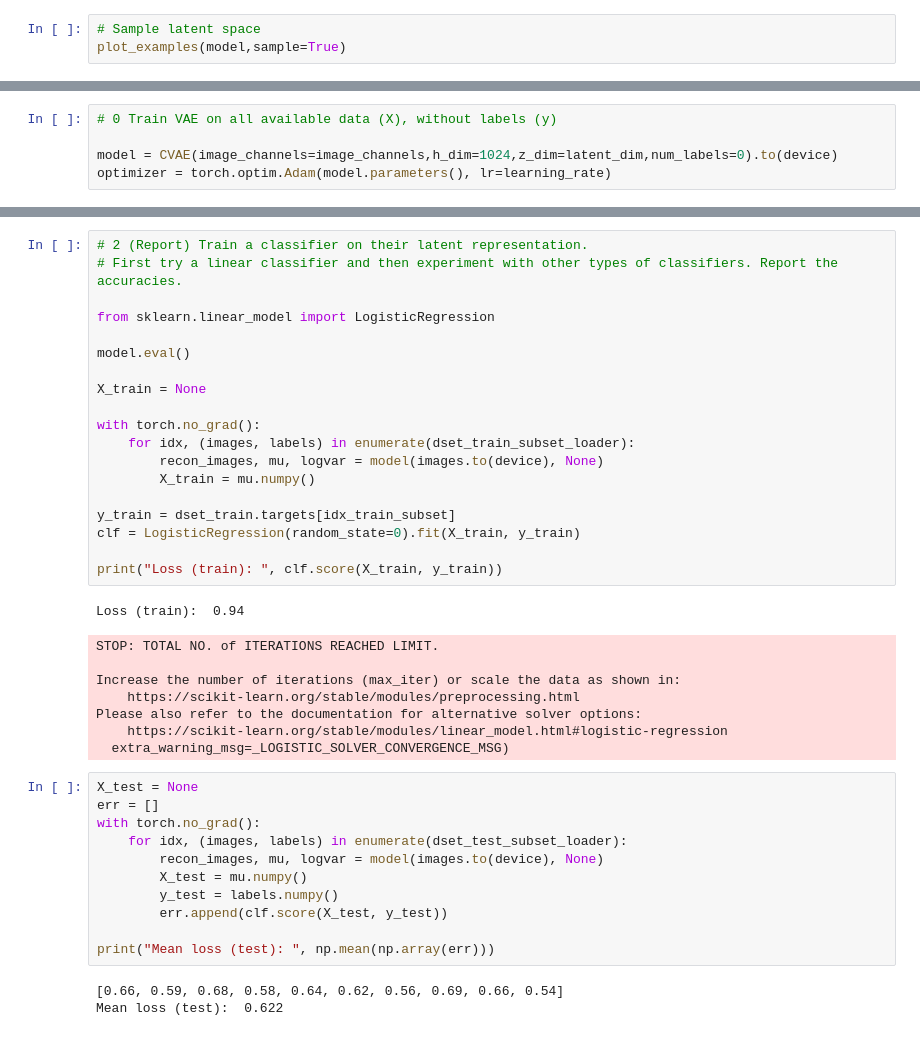
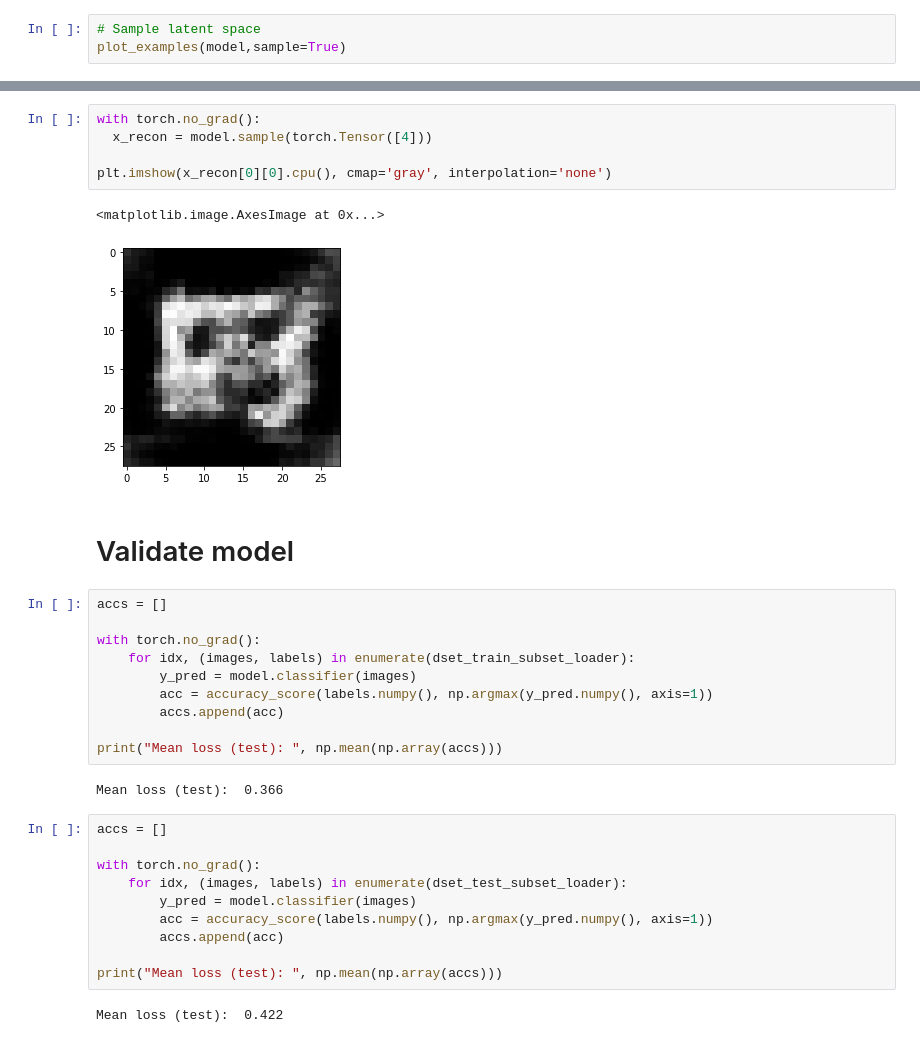
Before and after one commit to BenjaminEriksen95/VAEGen, a Jupyter notebook: VAE_Project_M2_tobias.ipynb, the cells around one changed output, grey strips where cells are left out. Drawn from its saved outputs; the diff is of its cells as text.

```diff
--- a/VAE_Project_M2_tobias.ipynb
+++ b/VAE_Project_M2_tobias.ipynb
@@ -504,5 +545,0 @@ We have now trained a VAE on the full unlabeled dataset.  We will now implement
-# %%
-# 0 Train VAE on all available data (X), without labels (y)
-
-model = CVAE(image_channels=image_channels,h_dim=1024,z_dim=latent_dim,num_labels=0).to(device)
-optimizer = torch.optim.Adam(model.parameters(), lr=learning_rate)
@@ -576,42 +546,34 @@ dset_test_subset_loader = torch.utils.data.DataLoader(
-# %%
-# 2 (Report) Train a classifier on their latent representation.
-# First try a linear classifier and then experiment with other types of classifiers. Report the accuracies.
-
-from sklearn.linear_model import LogisticRegression
-
-model.eval()
-
-X_train = None
-
-with torch.no_grad():
-    for idx, (images, labels) in enumerate(dset_train_subset_loader):
-        recon_images, mu, logvar = model(images.to(device), None)
-        X_train = mu.numpy()
-
-y_train = dset_train.targets[idx_train_subset]
-clf = LogisticRegression(random_state=0).fit(X_train, y_train)
-
-print("Loss (train): ", clf.score(X_train, y_train))
-# %% [output]
-Loss (train):  0.94
-STOP: TOTAL NO. of ITERATIONS REACHED LIMIT.
-
-Increase the number of iterations (max_iter) or scale the data as shown in:
-    https://scikit-learn.org/stable/modules/preprocessing.html
-Please also refer to the documentation for alternative solver options:
-    https://scikit-learn.org/stable/modules/linear_model.html#logistic-regression
-  extra_warning_msg=_LOGISTIC_SOLVER_CONVERGENCE_MSG)
+# %%
+with torch.no_grad():
+  x_recon = model.sample(torch.Tensor([4]))
+
+plt.imshow(x_recon[0][0].cpu(), cmap='gray', interpolation='none')
+# %% [output]
+<matplotlib.image.AxesImage at 0x...>
+[figure, added]
+# %% [markdown]
+# Validate model
+# %%
+accs = []
+
+with torch.no_grad():
+    for idx, (images, labels) in enumerate(dset_train_subset_loader):
+        y_pred = model.classifier(images)
+        acc = accuracy_score(labels.numpy(), np.argmax(y_pred.numpy(), axis=1))
+        accs.append(acc)
+
+print("Mean loss (test): ", np.mean(np.array(accs)))
+# %% [output]
+Mean loss (test):  0.366
 # %%
-X_test = None
-err = []
+accs = []
+
 with torch.no_grad():
     for idx, (images, labels) in enumerate(dset_test_subset_loader):
-        recon_images, mu, logvar = model(images.to(device), None)
-        X_test = mu.numpy()
-        y_test = labels.numpy()
-        err.append(clf.score(X_test, y_test))
+        y_pred = model.classifier(images)
+        acc = accuracy_score(labels.numpy(), np.argmax(y_pred.numpy(), axis=1))
+        accs.append(acc)
 
-print("Mean loss (test): ", np.mean(np.array(err)))
+print("Mean loss (test): ", np.mean(np.array(accs)))
 # %% [output]
-[0.66, 0.59, 0.68, 0.58, 0.64, 0.62, 0.56, 0.69, 0.66, 0.54]
-Mean loss (test):  0.622
+Mean loss (test):  0.422
```
Also changed, not shown: parts of 21 cells of this notebook.
